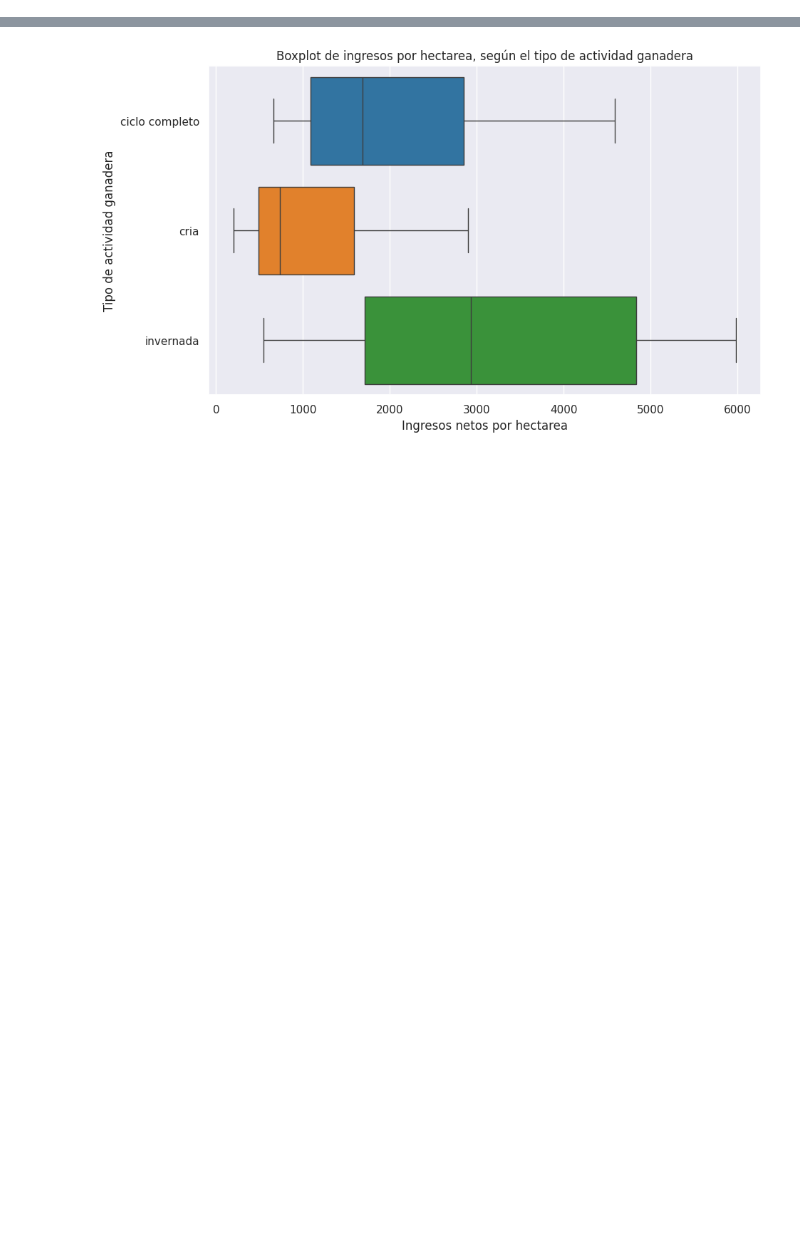
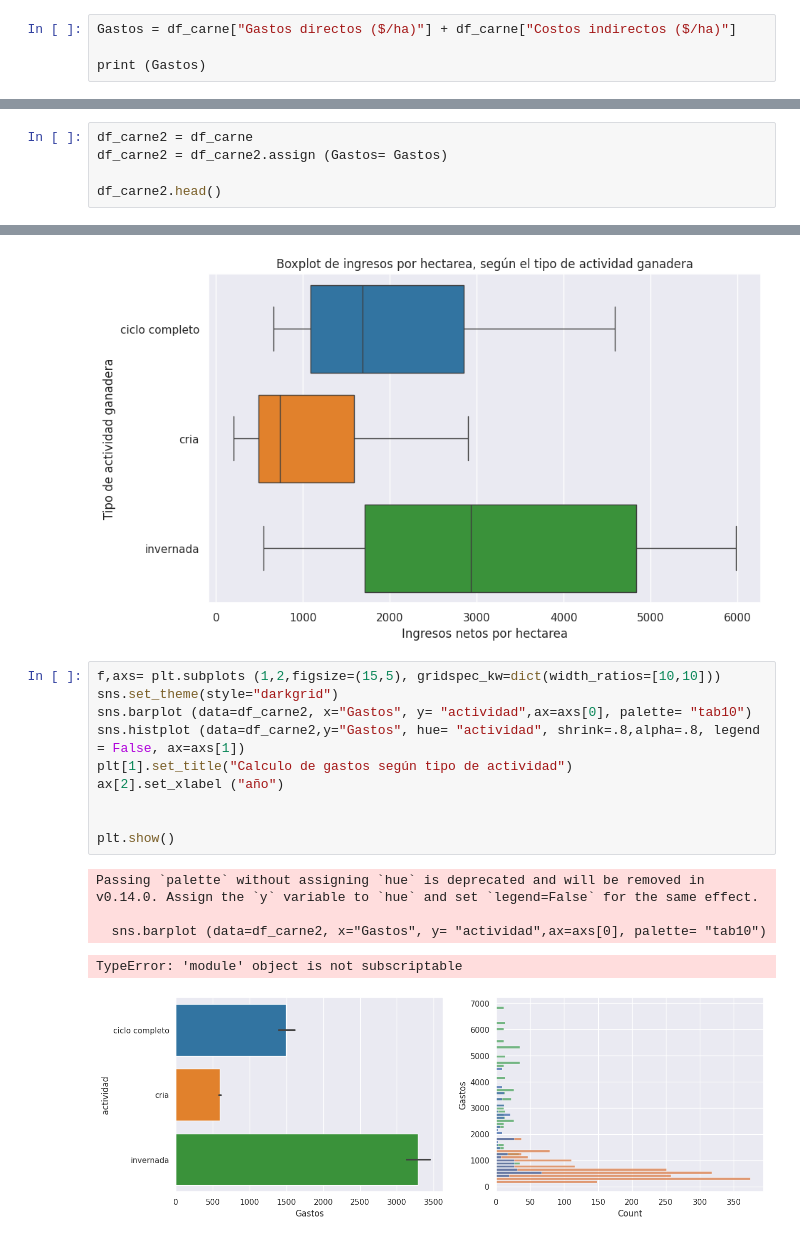
Before and after one commit to JuanSol26/Coderhouse-Solinas, a Jupyter notebook: Trabajo_Coder_Solinas.ipynb, the cells around one changed output, grey strips where cells are left out. Drawn from its saved outputs; the diff is of its cells as text; blank space fills up the shorter version.

```diff
--- a/Trabajo_Coder_Solinas.ipynb
+++ b/Trabajo_Coder_Solinas.ipynb
@@ -123,3 +123,7 @@ cria              1800
 invernada          432
 ciclo completo     366
 Name: count, dtype: int64
+# %%
+Gastos = df_carne["Gastos directos ($/ha)"] + df_carne["Costos indirectos ($/ha)"]
+
+print (Gastos)
@@ -125,0 +143,5 @@ Name: count, dtype: int64
+# %%
+df_carne2 = df_carne
+df_carne2 = df_carne2.assign (Gastos= Gastos)
+
+df_carne2.head()
@@ -163,3 +192,19 @@ Passing `palette` without assigning `hue` is deprecated and will be removed in v
 
   sns.boxplot (data=df_carne, x="Ingreso neto ($/ha)", y="actividad", palette = "tab10")
 [figure]
+# %%
+f,axs= plt.subplots (1,2,figsize=(15,5), gridspec_kw=dict(width_ratios=[10,10]))
+sns.set_theme(style="darkgrid")
+sns.barplot (data=df_carne2, x="Gastos", y= "actividad",ax=axs[0], palette= "tab10")
+sns.histplot (data=df_carne2,y="Gastos", hue= "actividad", shrink=.8,alpha=.8, legend = False, ax=axs[1])
+plt[1].set_title("Calculo de gastos según tipo de actividad")
+ax[2].set_xlabel ("año")
+
+
+plt.show()
+# %% [output]
+Passing `palette` without assigning `hue` is deprecated and will be removed in v0.14.0. Assign the `y` variable to `hue` and set `legend=False` for the same effect.
+
+  sns.barplot (data=df_carne2, x="Gastos", y= "actividad",ax=axs[0], palette= "tab10")
+TypeError: 'module' object is not subscriptable
+[figure, added]
```
Also changed, not shown: parts of 3 cells of this notebook.
